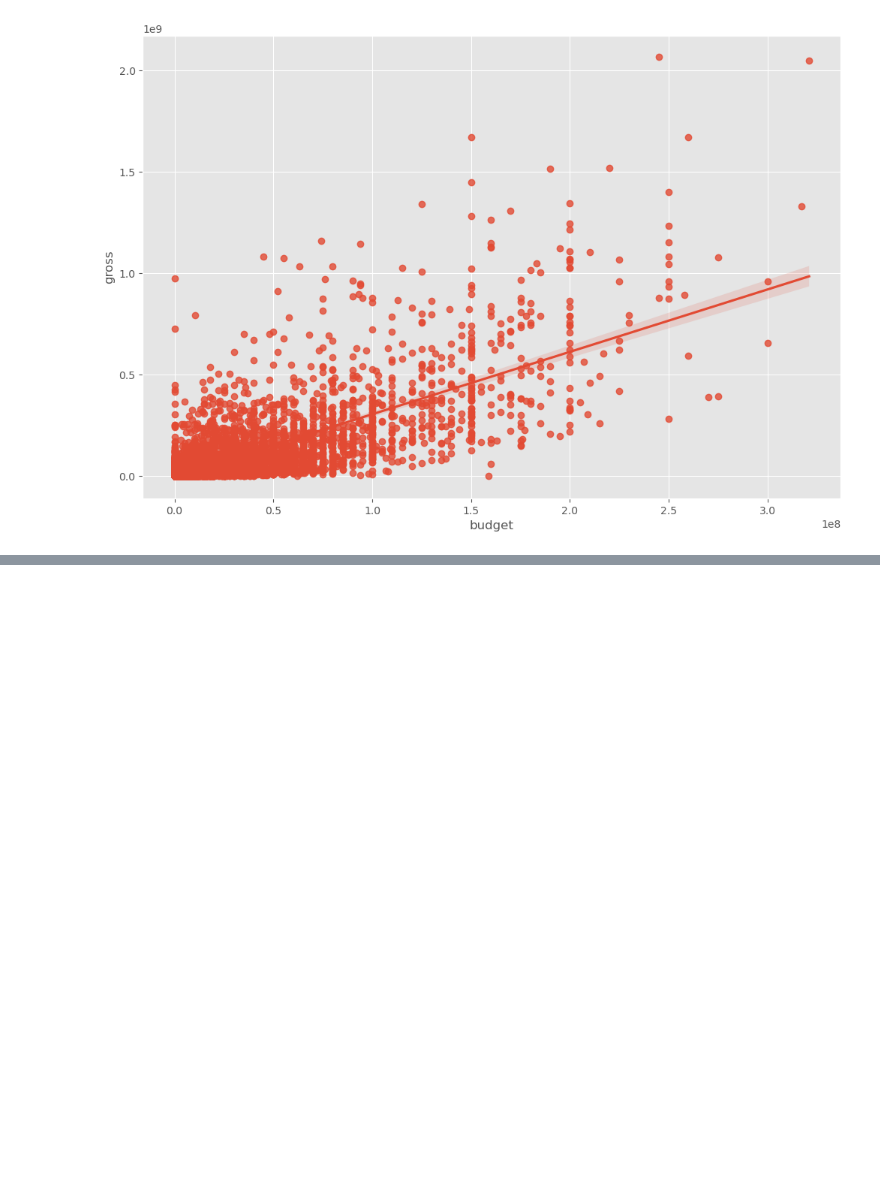
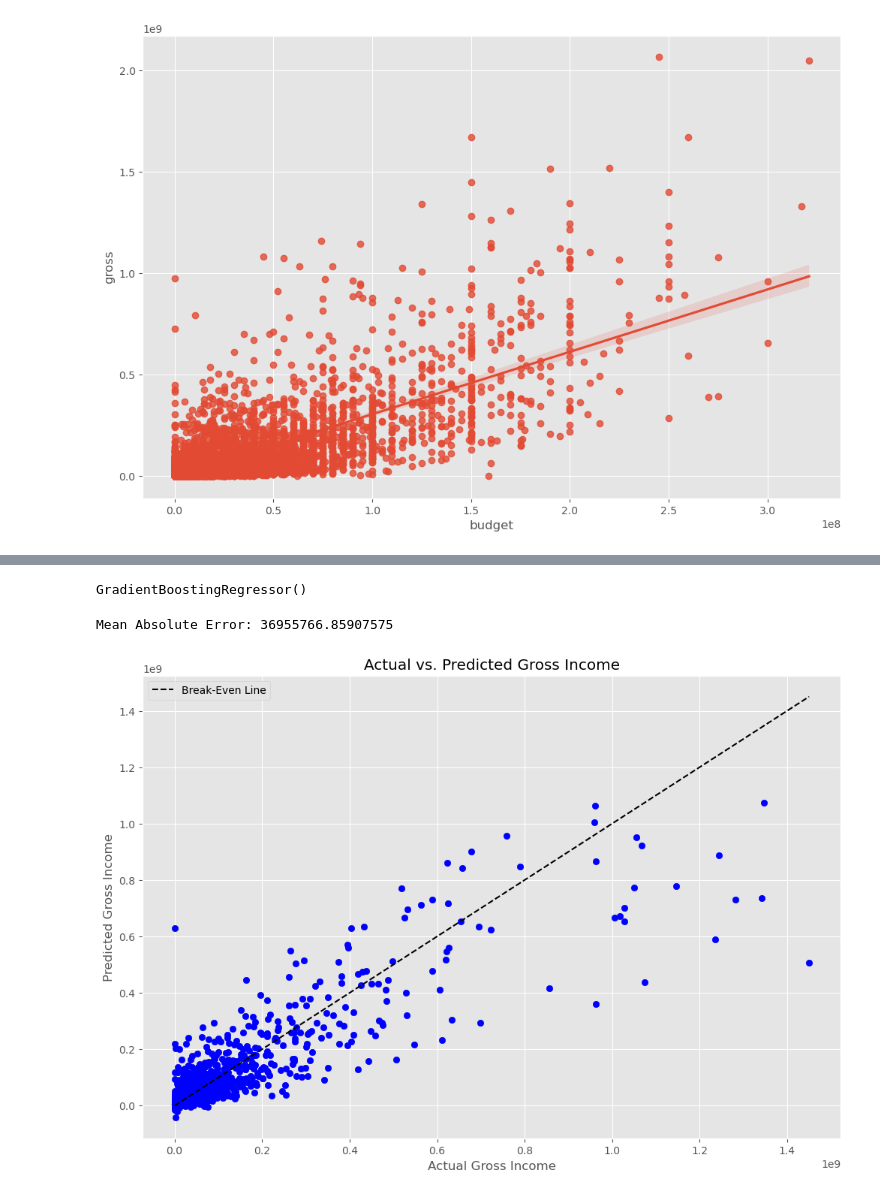
Before and after one commit to TrustyBeard/Python-Correlation, a Jupyter notebook: Python Code.ipynb, the cells around one changed output, grey strips where cells are left out. Drawn from its saved outputs; the diff is of its cells as text; code cells hidden in the pictures; blank space fills up the shorter version.

```diff
--- a/Python Code.ipynb
+++ b/Python Code.ipynb
@@ -268,0 +376,31 @@ plt.show()
+# %%
+# Split the data into training and test sets
+X_train, X_test, y_train, y_test = train_test_split(gbrdf.drop(['gross'], axis=1), gbrdf['gross'], test_size=0.2, random_state=0)
+# %%
+# Initialize the model
+gbr = GradientBoostingRegressor()
+# %%
+# Fit the model on the training data
+gbr.fit(X_train, y_train)
+# %% [output]
+GradientBoostingRegressor()
+# %%
+# Make predictions on the test data
+y_pred = gbr.predict(X_test)
+# %%
+# Evaluate the model using mean absolute error
+mae = mean_absolute_error(y_test, y_pred)
+print("Mean Absolute Error:", mae)
+# %% [output]
+Mean Absolute Error: 36955766.85907575
+# %%
+#Let's plot the output even though the mae is still really high
+plt.scatter(y_test, y_pred, c='blue')
+plt.xlabel('Actual Gross Income')
+plt.ylabel('Predicted Gross Income')
+plt.title('Actual vs. Predicted Gross Income')
+plt.plot([min(y_test), max(y_test)], [min(y_test), max(y_test)], color='black', linestyle='--', label="Break-Even Line")
+plt.legend()
+plt.show()
+# %% [output]
+[figure, added]
```
Also changed, not shown: parts of 34 cells of this notebook.
